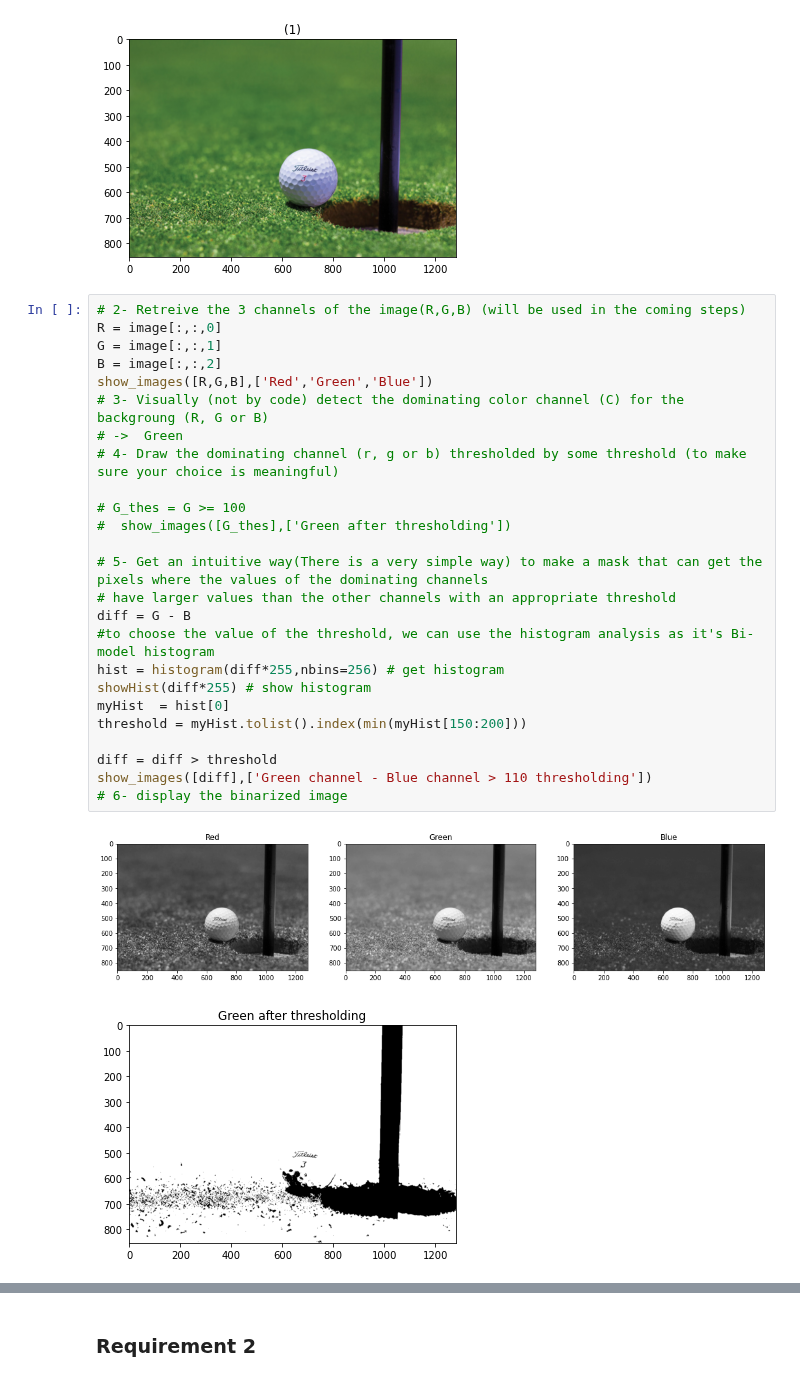
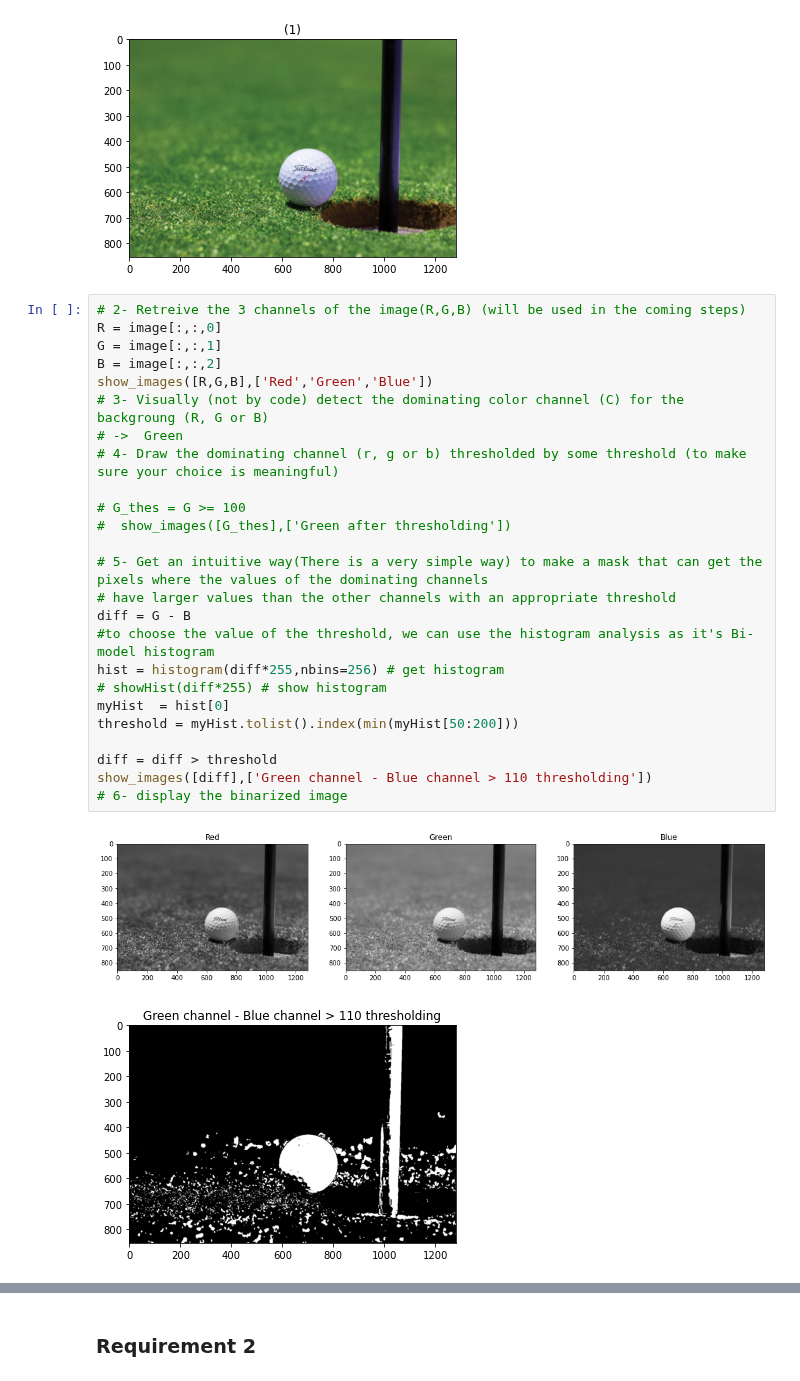
Before and after one commit to EngPeterAtef/ImageProcessing_Labs, a Jupyter notebook: Lab7_std/Lab_Seg_1_STD.ipynb, the cells around one changed output, grey strips where cells are left out. Saved outputs shown, nothing was run; the diff lists cells and outputs as text.

```diff
--- a/Lab7_std/Lab_Seg_1_STD.ipynb
+++ b/Lab7_std/Lab_Seg_1_STD.ipynb
@@ -23,28 +27,28 @@ show_images([image])
 # %%
 # 2- Retreive the 3 channels of the image(R,G,B) (will be used in the coming steps)
 R = image[:,:,0]
 G = image[:,:,1]
 B = image[:,:,2]
 show_images([R,G,B],['Red','Green','Blue'])
 # 3- Visually (not by code) detect the dominating color channel (C) for the backgroung (R, G or B)
 # ->  Green
 # 4- Draw the dominating channel (r, g or b) thresholded by some threshold (to make sure your choice is meaningful)
 
 # G_thes = G >= 100
 #  show_images([G_thes],['Green after thresholding'])
 
 # 5- Get an intuitive way(There is a very simple way) to make a mask that can get the pixels where the values of the dominating channels
 # have larger values than the other channels with an appropriate threshold
 diff = G - B
 #to choose the value of the threshold, we can use the histogram analysis as it's Bi-model histogram
 hist = histogram(diff*255,nbins=256) # get histogram
-showHist(diff*255) # show histogram
+# showHist(diff*255) # show histogram
 myHist  = hist[0]
-threshold = myHist.tolist().index(min(myHist[150:200]))
+threshold = myHist.tolist().index(min(myHist[50:200]))
 
 diff = diff > threshold
 show_images([diff],['Green channel - Blue channel > 110 thresholding'])
 # 6- display the binarized image
 # %% [output]
 [figure]
-[figure, old version]
+[figure, new version]
```
Also changed, not shown: parts of 3 cells of this notebook.
